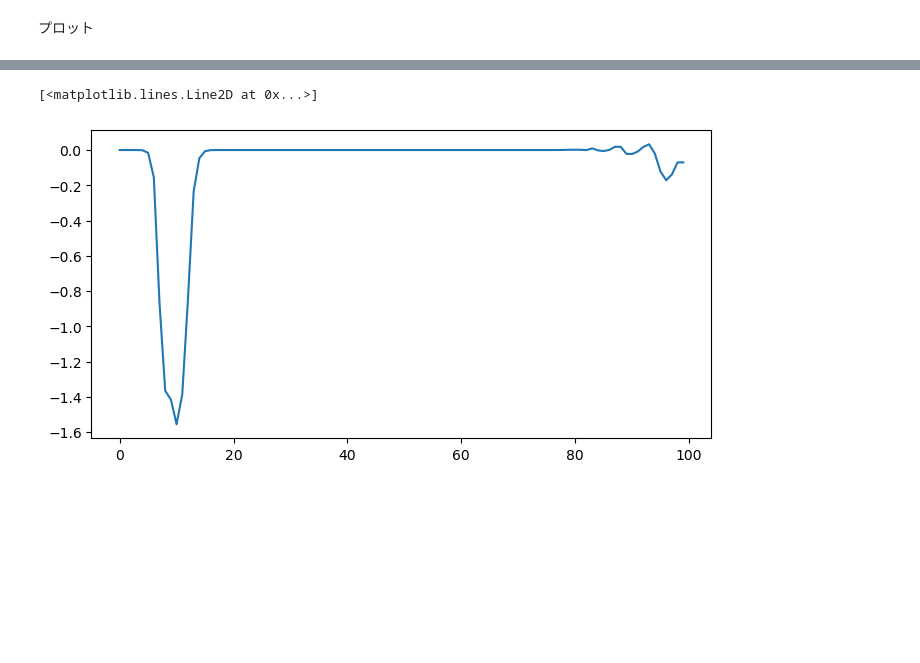
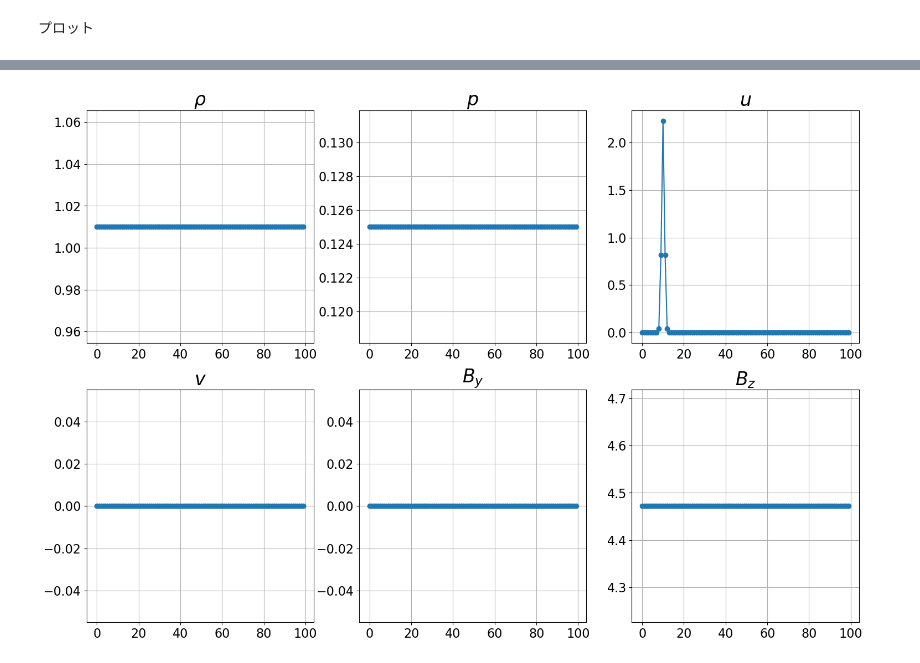
Before and after one commit to keita-akutagawa/MHD-PIC, a Jupyter notebook: 1D/Alfven_MHD-PIC.ipynb, the cells around one changed output, grey strips where cells are left out. Drawn from its saved outputs; the diff is of its cells as text; code cells hidden in the pictures; blank space fills up the shorter version.

```diff
--- a/1D/Alfven_MHD-PIC.ipynb
+++ b/1D/Alfven_MHD-PIC.ipynb
@@ -1115,18 +1114,0 @@ print(x_ion.shape[1], x_electron.shape[1])
-# %%
-fig = plt.figure(figsize=(8, 4))
-ax1 = fig.add_subplot(111)
-
-k = 10
-U = np.load(f"results_MH_alfven/U1_{k}.npy")
-rho = U[0, :]
-u = U[1, :] / rho
-v = U[2, :] / rho
-w = U[3, :] / rho
-Bx = U[4, :]
-By = U[5, :]
-Bz = U[6, :]
-
-plt.plot(x_coordinate_mhd, u)
-# %% [output]
-[<matplotlib.lines.Line2D at 0x...>]
-[figure, removed]
@@ -1133,3 +1118,51 @@ plt.plot(x_coordinate_mhd, u)
+# %%
+fig = plt.figure(figsize=(18, 12))
+ax1 = fig.add_subplot(231)
+ax2 = fig.add_subplot(232)
+ax3 = fig.add_subplot(233)
+ax4 = fig.add_subplot(234)
+ax5 = fig.add_subplot(235)
+ax6 = fig.add_subplot(236)
+
+rho = U[0, :]
+u = U[1, :] / rho
+v = U[2, :] / rho
+w = U[3, :] / rho
+Bx = U[4, :]
+By = U[5, :]
+Bz = U[6, :]
+e = U[7, :]
+p = (gamma-1) * (e - rho*(u**2+v**2+w**2)/2 - (Bx**2+By**2+Bz**2)/2)
+
+ax1.plot(x_coordinate_mhd, rho, marker='o')
+ax2.plot(x_coordinate_mhd, p, marker='o')
+ax3.plot(x_coordinate_mhd, u, marker='o')
+ax4.plot(x_coordinate_mhd, v, marker='o')
+ax5.plot(x_coordinate_mhd, By, marker='o')
+ax6.plot(x_coordinate_mhd, Bz, marker='o')
+
+ax1.set_title(r"$\rho$", fontsize=24)
+ax2.set_title(r"$p$", fontsize=24)
+ax3.set_title(r"$u$", fontsize=24)
+ax4.set_title(r"$v$", fontsize=24)
+ax5.set_title(r"$B_y$", fontsize=24)
+ax6.set_title(r"$B_z$", fontsize=24)
+ax1.tick_params(labelsize=16)
+ax2.tick_params(labelsize=16)
+ax3.tick_params(labelsize=16)
+ax4.tick_params(labelsize=16)
+ax5.tick_params(labelsize=16)
+ax6.tick_params(labelsize=16)
+ax1.grid()
+ax2.grid()
+ax3.grid()
+ax4.grid()
+ax5.grid()
+ax6.grid()
+
+plt.show()
+# %% [output]
+[figure, added]
 # %%
 fig = plt.figure(figsize=(8, 4))
 ax1 = fig.add_subplot(111)
```
Also changed, not shown: parts of 5 cells of this notebook.
